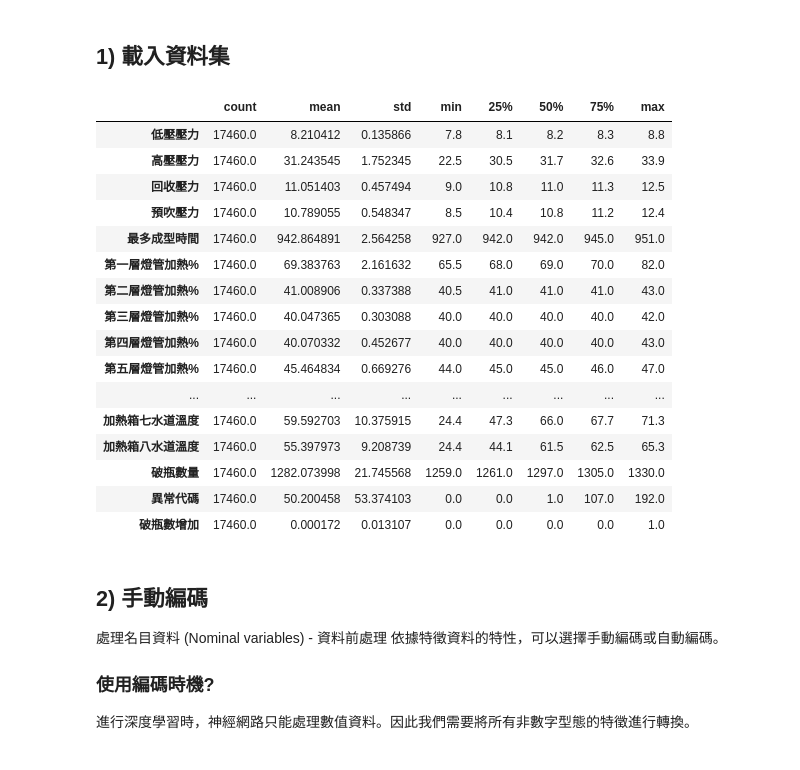
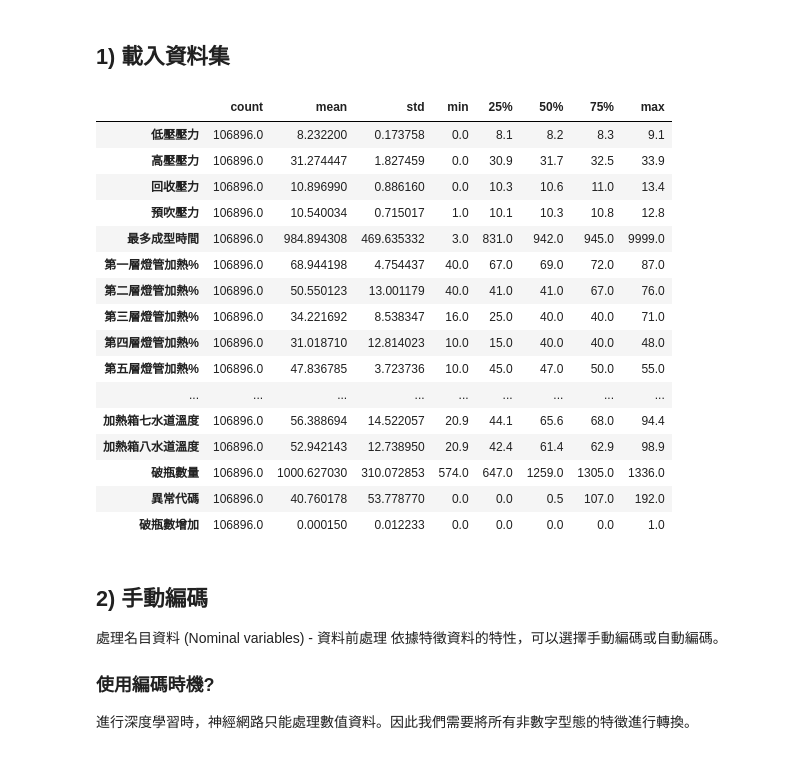
Before and after one commit to tempzeba/iot_test_public, a Jupyter notebook: A1L02001_log_20201120_(DNN_tensorflow2_0)_Sequential.ipynb, the cells around one changed output. Drawn from its saved outputs; the diff is of its cells as text; code cells hidden in the pictures.

```diff
--- a/A1L02001_log_20201120_(DNN_tensorflow2_0)_Sequential.ipynb
+++ b/A1L02001_log_20201120_(DNN_tensorflow2_0)_Sequential.ipynb
@@ -20,7 +70,7 @@ warnings.filterwarnings("ignore")
 ## 1) 載入資料集
 # %%
 # df_train = pd.read_csv('./data/Iris.csv')
-df_train = pd.read_csv('https://github.com/tempzeba/iot_test_public/releases/download/iot_data/A1L02001_log_01.csv', sep='\t')
+# df_train = pd.read_csv('https://github.com/tempzeba/iot_test_public/releases/download/iot_data/A1L02001_log_01.csv', sep='\t')
 df_train = df_train.drop(labels=[r'收集日期',
 r'抽樣秒',
 r'位址區段E32768紀錄時間',
@@ -80,50 +130,50 @@ r'目前生產配方'
  '整列滾筒調速',
  '牙口鼓風機轉速',
  '入胚啟動位置',
  '入胚啟動延時',
  '震動馬達震動時間',
  '震動馬達震動循環時間',
  '第九穴壓力檢測',
  '第十穴壓力檢測',
 #  '破瓶數增加',
  '入胚啟動',
  '加熱啟動',
  '吹瓶啟動',
  '機台異常或無異常',
  '自動或手動',
  '總生產數量',
  '機台是否正常(0~59s)'
 
 ],axis=1)
 
 # 調整資料集
 # 1. 只取有異常部分
 # 2. 計算有異常資料筆數
 # 3. 從無異常資料隨機抽出k筆資料與異常資料合併作為投入模型的資料集。k=異常資料筆數
 mask = df_train[r'異常代碼'] > 0
 target_count = mask.sum()
 df_train_noerr = df_train[df_train[r'異常代碼'] == 0].sample(n=target_count,random_state=123,axis=0)
 df_train = df_train[mask]
-df_train = df_train.append(df_train_noerr)
+df_train = df_train.append(df_train_noerr,ignore_index=True)
 df_train.describe().transpose()
 # %% [output]
 |  | count | mean | std | min | 25% | 50% | 75% | max |
-| 低壓壓力 | 17460.0 | 8.210412 | 0.135866 | 7.8 | 8.1 | 8.2 | 8.3 | 8.8 |
-| 高壓壓力 | 17460.0 | 31.243545 | 1.752345 | 22.5 | 30.5 | 31.7 | 32.6 | 33.9 |
-| 回收壓力 | 17460.0 | 11.051403 | 0.457494 | 9.0 | 10.8 | 11.0 | 11.3 | 12.5 |
-| 預吹壓力 | 17460.0 | 10.789055 | 0.548347 | 8.5 | 10.4 | 10.8 | 11.2 | 12.4 |
-| 最多成型時間 | 17460.0 | 942.864891 | 2.564258 | 927.0 | 942.0 | 942.0 | 945.0 | 951.0 |
-| 第一層燈管加熱% | 17460.0 | 69.383763 | 2.161632 | 65.5 | 68.0 | 69.0 | 70.0 | 82.0 |
-| 第二層燈管加熱% | 17460.0 | 41.008906 | 0.337388 | 40.5 | 41.0 | 41.0 | 41.0 | 43.0 |
-| 第三層燈管加熱% | 17460.0 | 40.047365 | 0.303088 | 40.0 | 40.0 | 40.0 | 40.0 | 42.0 |
-| 第四層燈管加熱% | 17460.0 | 40.070332 | 0.452677 | 40.0 | 40.0 | 40.0 | 40.0 | 43.0 |
-| 第五層燈管加熱% | 17460.0 | 45.464834 | 0.669276 | 44.0 | 45.0 | 45.0 | 46.0 | 47.0 |
+| 低壓壓力 | 106896.0 | 8.232200 | 0.173758 | 0.0 | 8.1 | 8.2 | 8.3 | 9.1 |
+| 高壓壓力 | 106896.0 | 31.274447 | 1.827459 | 0.0 | 30.9 | 31.7 | 32.5 | 33.9 |
+| 回收壓力 | 106896.0 | 10.896990 | 0.886160 | 0.0 | 10.3 | 10.6 | 11.0 | 13.4 |
+| 預吹壓力 | 106896.0 | 10.540034 | 0.715017 | 1.0 | 10.1 | 10.3 | 10.8 | 12.8 |
+| 最多成型時間 | 106896.0 | 984.894308 | 469.635332 | 3.0 | 831.0 | 942.0 | 945.0 | 9999.0 |
+| 第一層燈管加熱% | 106896.0 | 68.944198 | 4.754437 | 40.0 | 67.0 | 69.0 | 72.0 | 87.0 |
+| 第二層燈管加熱% | 106896.0 | 50.550123 | 13.001179 | 40.0 | 41.0 | 41.0 | 67.0 | 76.0 |
+| 第三層燈管加熱% | 106896.0 | 34.221692 | 8.538347 | 16.0 | 25.0 | 40.0 | 40.0 | 71.0 |
+| 第四層燈管加熱% | 106896.0 | 31.018710 | 12.814023 | 10.0 | 15.0 | 40.0 | 40.0 | 48.0 |
+| 第五層燈管加熱% | 106896.0 | 47.836785 | 3.723736 | 10.0 | 45.0 | 47.0 | 50.0 | 55.0 |
 | ... | ... | ... | ... | ... | ... | ... | ... | ... |
-| 加熱箱七水道溫度 | 17460.0 | 59.592703 | 10.375915 | 24.4 | 47.3 | 66.0 | 67.7 | 71.3 |
-| 加熱箱八水道溫度 | 17460.0 | 55.397973 | 9.208739 | 24.4 | 44.1 | 61.5 | 62.5 | 65.3 |
-| 破瓶數量 | 17460.0 | 1282.073998 | 21.745568 | 1259.0 | 1261.0 | 1297.0 | 1305.0 | 1330.0 |
-| 異常代碼 | 17460.0 | 50.200458 | 53.374103 | 0.0 | 0.0 | 1.0 | 107.0 | 192.0 |
-| 破瓶數增加 | 17460.0 | 0.000172 | 0.013107 | 0.0 | 0.0 | 0.0 | 0.0 | 1.0 |
+| 加熱箱七水道溫度 | 106896.0 | 56.388694 | 14.522057 | 20.9 | 44.1 | 65.6 | 68.0 | 94.4 |
+| 加熱箱八水道溫度 | 106896.0 | 52.942143 | 12.738950 | 20.9 | 42.4 | 61.4 | 62.9 | 98.9 |
+| 破瓶數量 | 106896.0 | 1000.627030 | 310.072853 | 574.0 | 647.0 | 1259.0 | 1305.0 | 1336.0 |
+| 異常代碼 | 106896.0 | 40.760178 | 53.778770 | 0.0 | 0.0 | 0.5 | 107.0 | 192.0 |
+| 破瓶數增加 | 106896.0 | 0.000150 | 0.012233 | 0.0 | 0.0 | 0.0 | 0.0 | 1.0 |
 # %% [markdown]
 ## 2) 手動編碼
 處理名目資料 (Nominal variables) - 資料前處理
```
Also changed, not shown: parts of 11 cells of this notebook.
